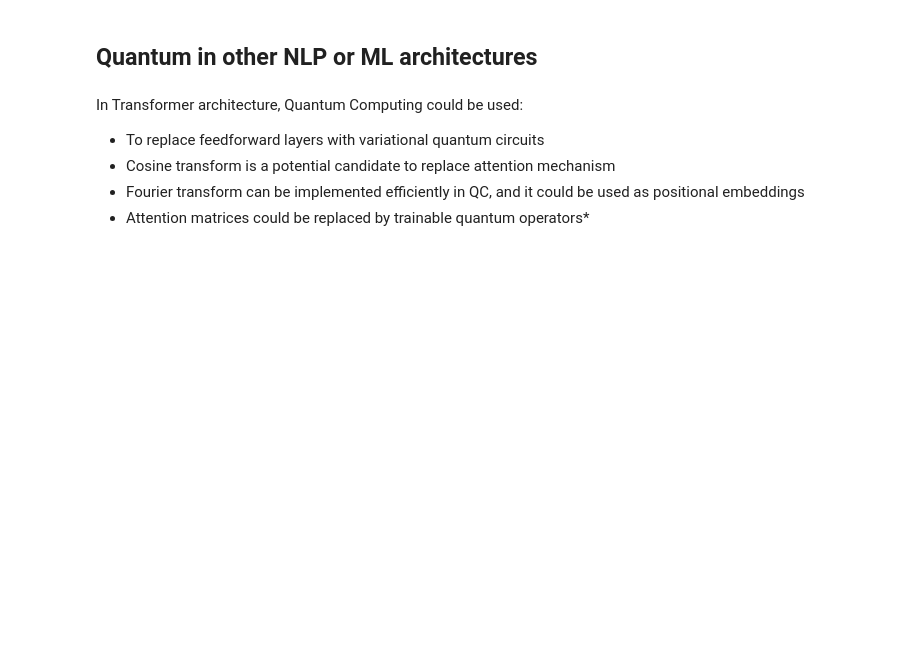
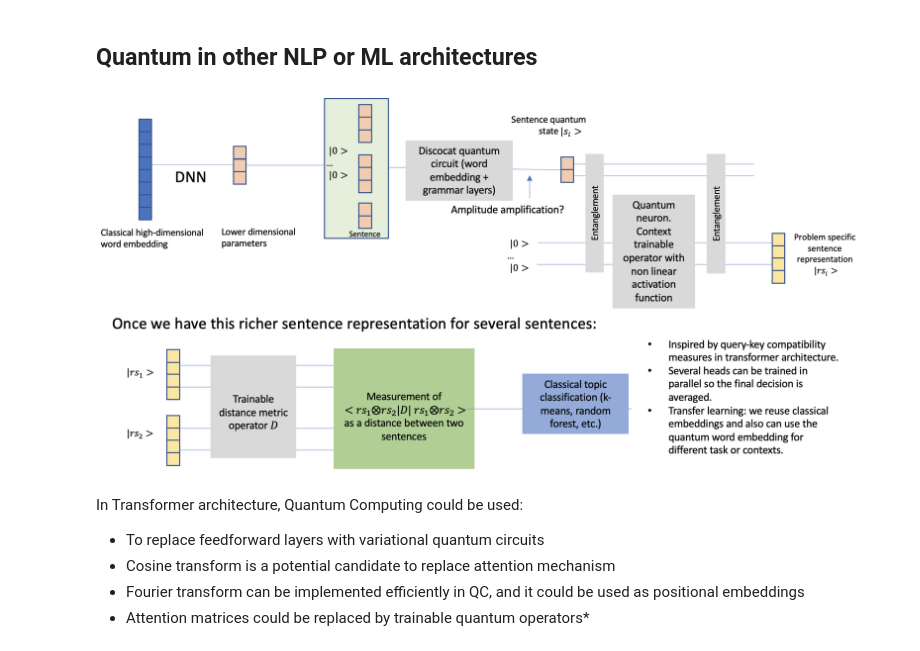
Before and after one commit to NEASQC/WP6_QNLP, a Jupyter notebook: neasqc_wp61/models/quantum/alpha/Dressed_QNLP_demo.ipynb, the cells around one changed output. Drawn from its saved outputs; the diff is of its cells as text; code cells hidden in the pictures; blank space fills up the shorter version.

Commit message:
Add correct image refernecing to alpha

```diff
--- a/neasqc_wp61/models/quantum/alpha/Dressed_QNLP_demo.ipynb
+++ b/neasqc_wp61/models/quantum/alpha/Dressed_QNLP_demo.ipynb
@@ -668,7 +668,9 @@ Running Loss =  0.15
 # %% [markdown]
 ## Quantum in other NLP or ML architectures
 # %%
-Image(filename='QNLP_arch.png')
+Image(filename='images/QNLP_arch.png')
+# %% [output]
+[figure, added]
 # %% [markdown]
 In Transformer architecture, Quantum Computing could be used:
 
```
Also changed, not shown: parts of 2 cells of this notebook, 1 other file.
